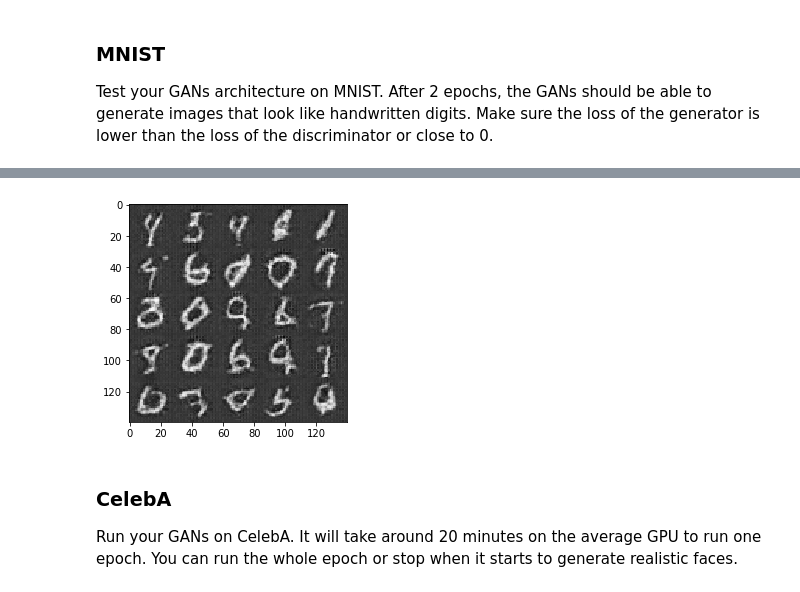
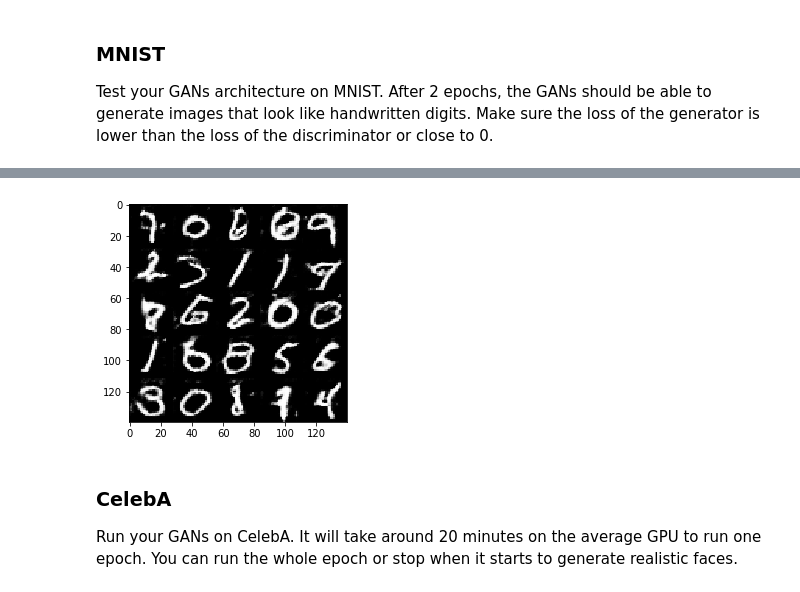
Before and after one commit to josete89/dlnd_face_generation, a Jupyter notebook: dlnd_face_generation.ipynb, the cells around one changed output, grey strips where cells are left out. Drawn from its saved outputs; the diff is of its cells as text; code cells hidden in the pictures.

```diff
--- a/dlnd_face_generation.ipynb
+++ b/dlnd_face_generation.ipynb
@@ -350,13 +351,9 @@ def train(epoch_count, batch_size, z_dim, learning_rate_dec, beta1, get_batches,
     :param data_image_mode: The image mode to use for images ("RGB" or "L")
     """
     # TODO: Build Model
-    samples = np.array([])
     steps = 0
-    images_to_show = 0
-    print_every = 50
+    print_every = 20
     show_every = 100
-
-    #tf.reset_default_graph()
 
     img_channels = 1 if data_image_mode == "L" else 3
     img_w = data_shape[1]
@@ -376,7 +373,7 @@ def train(epoch_count, batch_size, z_dim, learning_rate_dec, beta1, get_batches,
                 # TODO: Train Model
                 steps += 1
                 batch_z = np.random.uniform(-1, 1, size=(batch_size, z_dim))
-
+                batch_images = batch_images*2
                 ## run optimzer
                 _ = sess.run(d_opt,feed_dict={real_inputs:batch_images,z_inputs:batch_z,learning_rate:learning_rate_dec})
                 _ = sess.run(g_opt,feed_dict={real_inputs:batch_images,z_inputs:batch_z,learning_rate:learning_rate_dec})
@@ -390,14 +387,14 @@ def train(epoch_count, batch_size, z_dim, learning_rate_dec, beta1, get_batches,
                           "Discriminator Loss: {:.4f}...".format(train_loss_d),
                           "Generator Loss: {:.4f}".format(train_loss_g))
 
-                #if steps % show_every == 0:
+
         show_generator_output(sess,show_n_images,z_inputs,img_channels,data_image_mode)
 # %% [markdown]
 ### MNIST
 Test your GANs architecture on MNIST.  After 2 epochs, the GANs should be able to generate images that look like handwritten digits.  Make sure the loss of the generator is lower than the loss of the discriminator or close to 0.
 # %%
 batch_size = 64
-z_dim = 128
+z_dim = 100
 learning_rate = 0.0002
 beta1 = 0.5
 
@@ -432,4 +429,4 @@ Epoch 2/2... Discriminator Loss: 0.3501... Generator Loss: 6.2019
-[figure, old version]
+[figure, new version]
 # %% [markdown]
 ### CelebA
 Run your GANs on CelebA.  It will take around 20 minutes on the average GPU to run one epoch.  You can run the whole epoch or stop when it starts to generate realistic faces.
```
Also changed, not shown: parts of 3 cells of this notebook.
